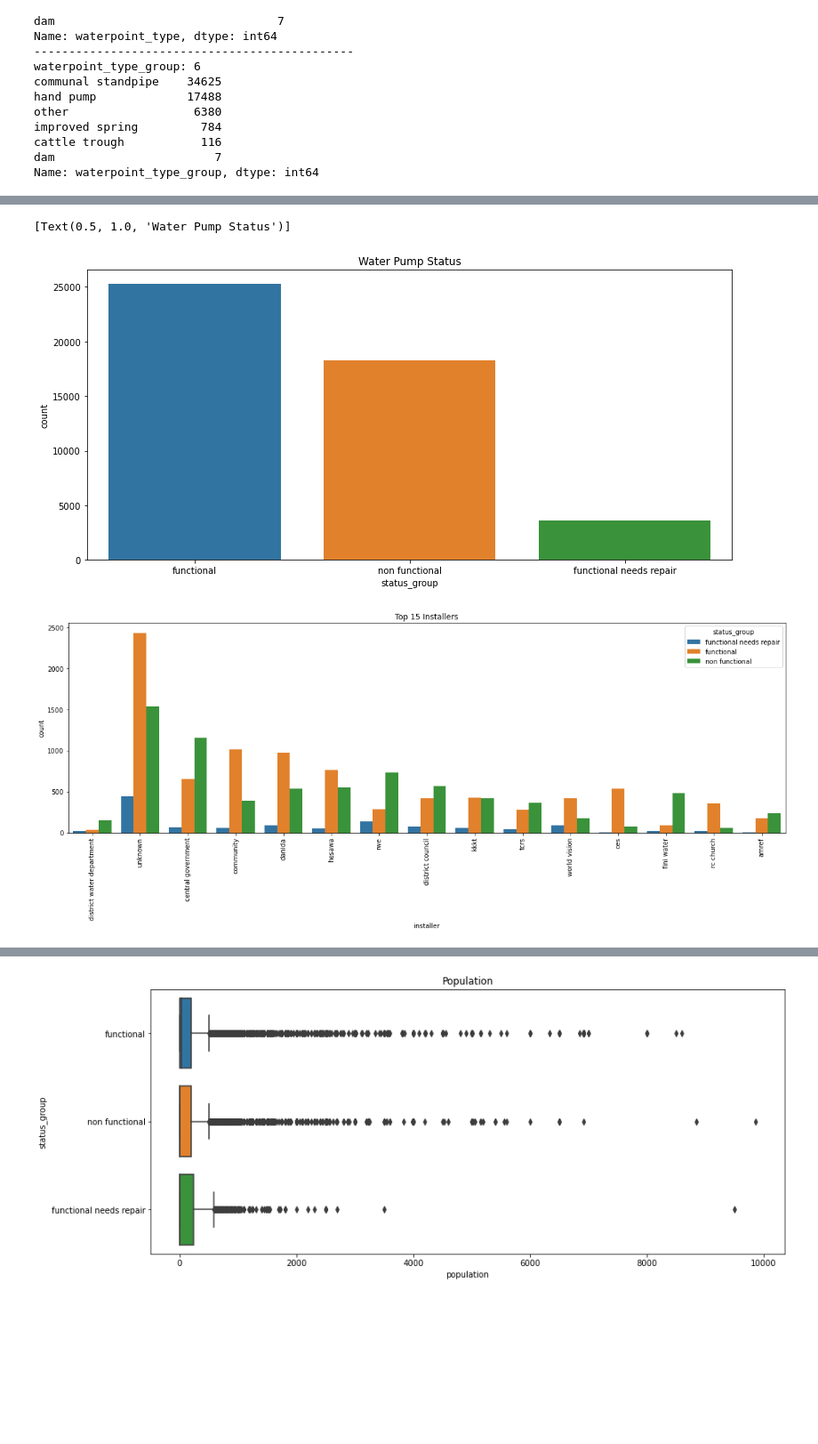
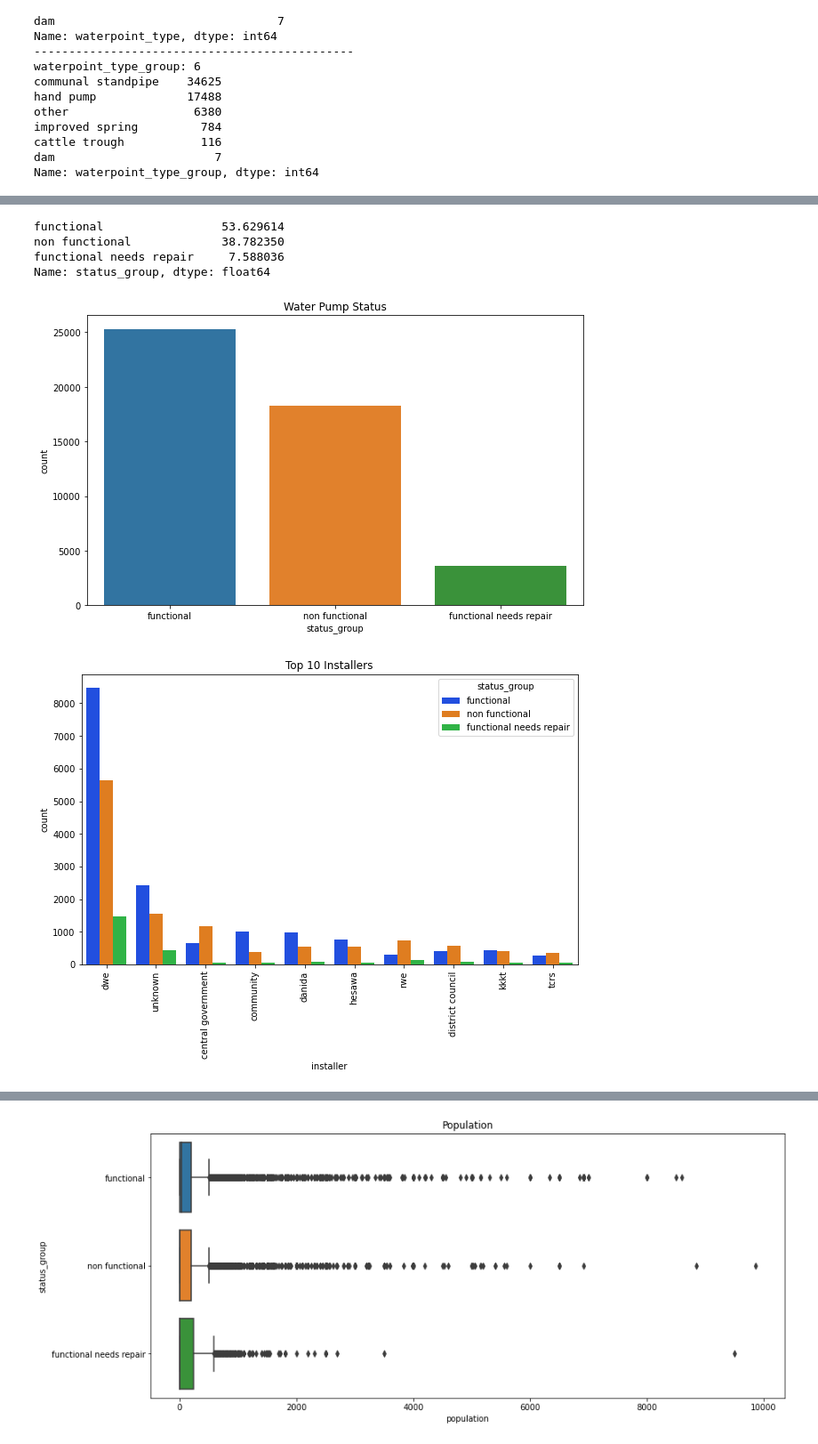
Before and after one commit to arunmalik1/Tanzanian-Water-Well-Classification, a Jupyter notebook: Tanzanian_Classification_Project.ipynb, the cells around one changed output, grey strips where cells are left out. Shown: that part at 89% size. Drawn from its saved outputs; the diff is of its cells as text; code cells hidden in the pictures; blank space fills up the shorter version.

```diff
--- a/Tanzanian_Classification_Project.ipynb
+++ b/Tanzanian_Classification_Project.ipynb
@@ -47,9 +47,9 @@ test_value_df = pd.read_csv("/Users/arun/Desktop/Flatiron/Projects/Phase3_Projec
 # %%
 #read in the training values data and set id as the index
-training_value_df = pd.read_csv('/Users/arun/Desktop/Flatiron/Projects/Phase3_Project/Training_set_values.csv', index_col = 0)
+training_value_df = pd.read_csv('/Users/arun/Desktop/Flatiron/Projects/Phase3_Project/Tanzanian-Water-Well-Classification/Raw_Data/Training_set_values.csv', index_col = 0)
 
 #read in the training labels data and set id as the index
-training_label_df = pd.read_csv('/Users/arun/Desktop/Flatiron/Projects/Phase3_Project/Training_set_labels.csv', index_col = 0)
+training_label_df = pd.read_csv('/Users/arun/Desktop/Flatiron/Projects/Phase3_Project/Tanzanian-Water-Well-Classification/Raw_Data/Training_set_labels.csv', index_col = 0)
 
 #combine the training datasets
 training_df = pd.concat([training_value_df, training_label_df], axis=1)
@@ -553,43 +542,43 @@ df = training_df[keep_columns]
 # %%
 #The target variable is status_group. Imbalance in the target variable, going to need SMOTE to
 #bring data into balance
 
-#54.30% of the pumps are funtional
-#38.42% of the pumps are non functional
-#7.26% of the pumps need repair
+#53.60% of the pumps are funtional
+#38.79% of the pumps are non functional
+#7.58% of the pumps need repair
 
-plt.figure(figsize=(13,6))
+plt.figure(figsize=(10,6))
 sns.countplot(df.status_group).set(title='Water Pump Status')
+print(df['status_group'].value_counts(normalize=True) * 100)
 # %% [output]
-[Text(0.5, 1.0, 'Water Pump Status')]
+functional                 53.629614
+non functional             38.782350
+functional needs repair     7.588036
+Name: status_group, dtype: float64
-[figure, old version]
+[figure, new version]
 # %%
 #A gragh of all installers isn't practical becasue there is too much data. Better to look at the top 20.
 
-dfDwe = df.loc[df['installer']== 'district water department']
+dfDwe = df.loc[df['installer']== 'dwe']
 dfUnk = df.loc[df['installer']== 'unknown']
 dfCenGov = df.loc[df['installer']== 'central government']
-dfCom = df.loc[df['installer']== 'community']
-dfDan = df.loc[df['installer']== 'danida']
-dfHes = df.loc[df['installer']== 'hesawa']
-dfRwe = df.loc[df['installer']== 'rwe']
-dfDc = df.loc[df['installer']== 'district council']
-dfKkkt = df.loc[df['installer']== 'kkkt']
-dfTcr = df.loc[df['installer']== 'tcrs']
-dfWor = df.loc[df['installer']== 'world vision']
-dfCes = df.loc[df['installer']== 'ces']
-dfFin = df.loc[df['installer']== 'fini water']
-dfRc = df.loc[df['installer']== 'rc church']
-dfAmr = df.loc[df['installer']== 'amref']
+dfDan =    df.loc[df['installer']== 'danida']
+dfCom =    df.loc[df['installer']== 'community']
+dfHes =    df.loc[df['installer']== 'hesawa']
+dfRwe =    df.loc[df['installer']== 'rwe']
+dfDc =     df.loc[df['installer']== 'district council']
+dfKkkt =   df.loc[df['installer']== 'kkkt']
+dfTcr =    df.loc[df['installer']== 'tcrs']
 
-df_installer = pd.concat([dfDwe,dfUnk,dfCenGov,dfCom,dfDan,dfHes,dfRwe,dfDc,dfKkkt,dfTcr,dfWor,
-                          dfCes,dfFin,dfRc,dfAmr], ignore_index=True)
 
-#graph for the top 20 installers. governments and community wells good indicators for non-functioning wells.
-plt.figure(figsize=(20,6))
-sns.countplot(data=df_installer,x='installer',hue='status_group').set(title='Top 15 Installers')
+df_installer = pd.concat([dfDwe,dfUnk,dfCenGov,dfCom,dfDan,dfHes,
+                          dfRwe,dfDc,dfKkkt,dfTcr], ignore_index=True)
+
+#graph for the top 10 installers. governments and community wells good indicators for non-functioning wells.
+plt.figure(figsize=(10,6))
+sns.countplot(data=df_installer,x='installer',hue='status_group', palette="bright").set(title='Top 10 Installers')
 plt.xticks(rotation=90)
 plt.show()
 # %% [output]
-[figure, old version]
+[figure, new version]
 # %%
```
Also changed, not shown: parts of 49 cells of this notebook, 22 other files.
